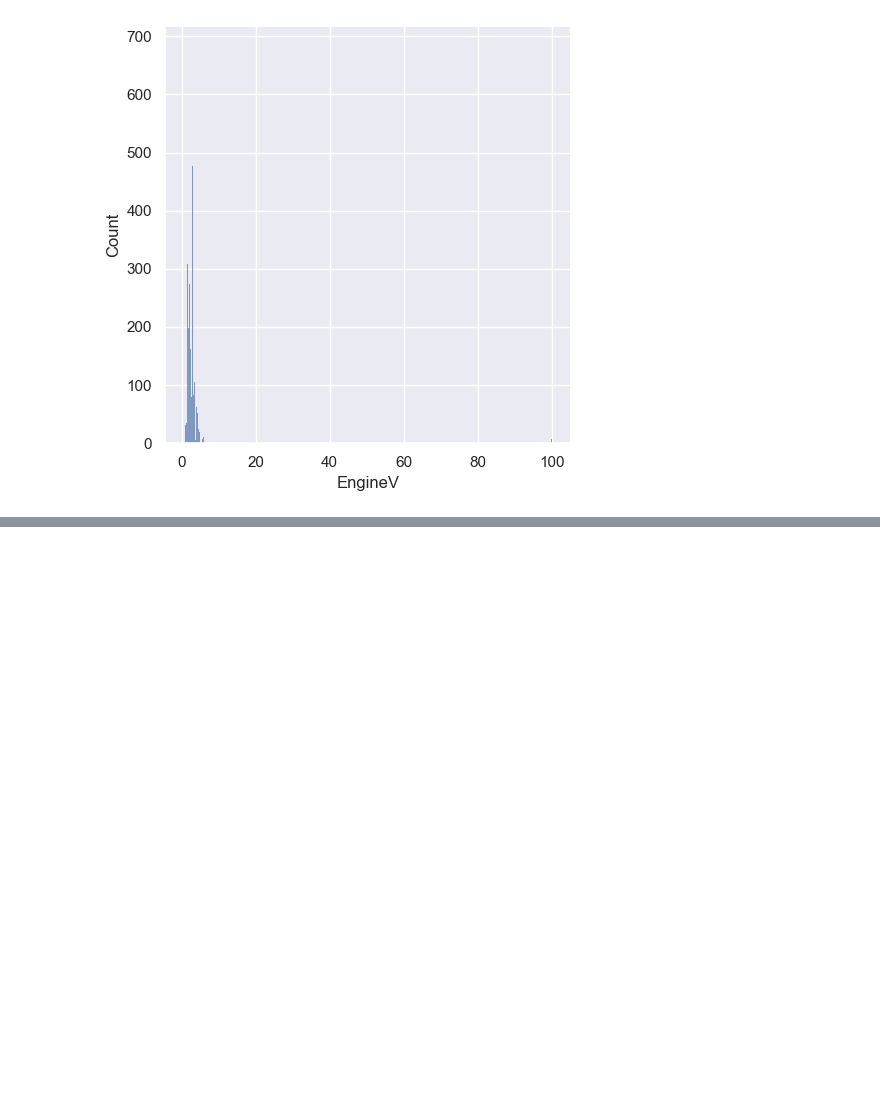
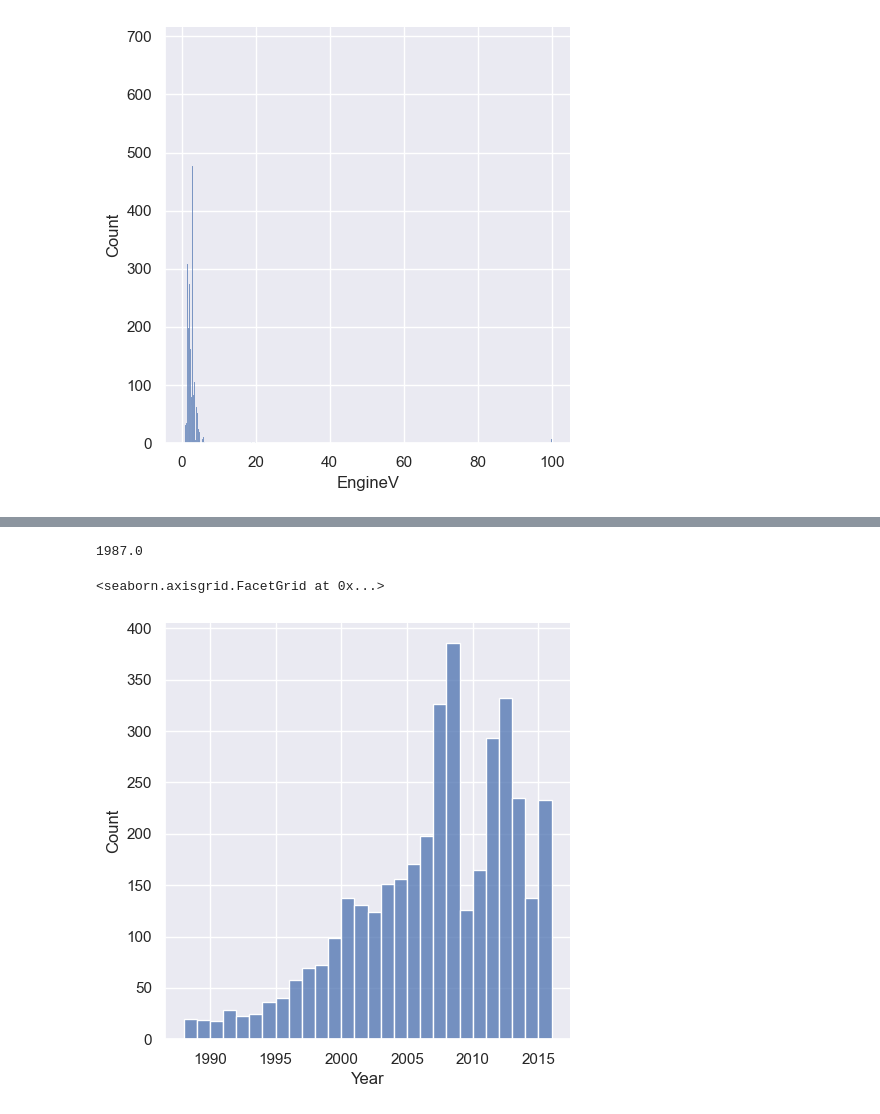
Before and after one commit to slynj/linear-regression-vehicle, a Jupyter notebook: notebooks/data_preprocessing.ipynb, the cells around one changed output, grey strips where cells are left out. Cells and saved outputs as stored; diff of their text form; code cells hidden in the pictures; blank space fills up the shorter version.

```diff
--- a/notebooks/data_preprocessing.ipynb
+++ b/notebooks/data_preprocessing.ipynb
@@ -132,0 +155,10 @@ display(top99)
+# %%
+bott1 = data_rm_outlier_engineV['Year'].quantile(0.01)
+display(bott1)
+
+data_rm_outlier_year = data_rm_outlier_engineV[data_rm_outlier_engineV['Year'] > bott1]
+sns.displot(data_rm_outlier_year['Year'])
+# %% [output]
+1987.0
+<seaborn.axisgrid.FacetGrid at 0x...>
+[figure, added]
```
Also changed, not shown: parts of 8 cells of this notebook.
